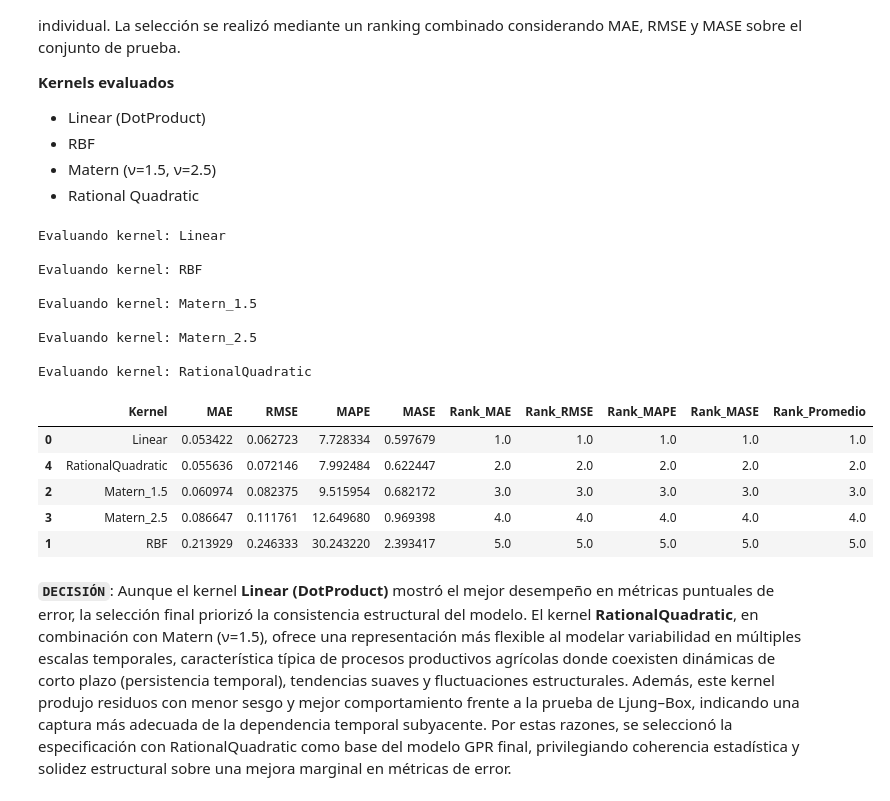
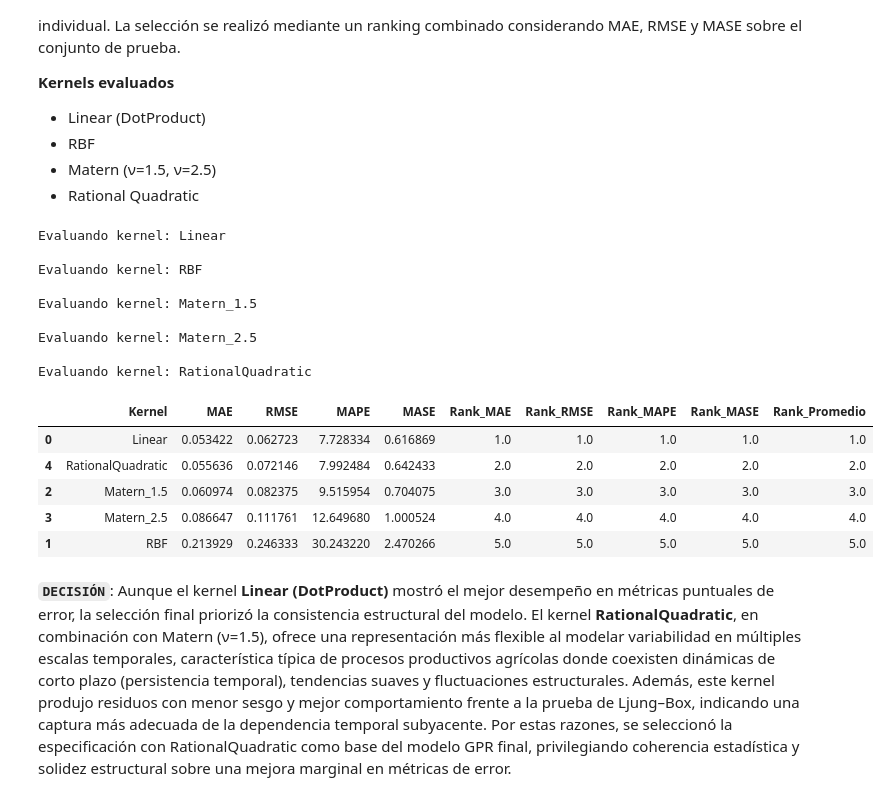
Before and after one commit to juan-pablo-lopez/tc5035-ene26-equipo29, a Jupyter notebook: Avance4.Equipo29.ipynb, the cells around one changed output. Saved outputs shown, nothing was run; the diff lists cells and outputs as text; code cells hidden in the pictures.

```diff
--- a/Avance4.Equipo29.ipynb
+++ b/Avance4.Equipo29.ipynb
@@ -1130,8 +1159,7 @@ for nombre, kernel in kernels.items():
     mape = np.mean(np.abs((y_test - y_pred) / y_test)) * 100
 
     # MASE respecto a naive ya calculado
-    naive_mae = mean_absolute_error(y_test, y_naive)
-    mase = mae / naive_mae if naive_mae != 0 else np.inf
+    mase = mae / mase_denom if mase_denom != 0 else np.inf
 
     resultados_kernels.append({
         "Kernel": nombre,
@@ -1141,38 +1169,38 @@ for nombre, kernel in kernels.items():
         "MASE": mase
     })
 
 # Crear DataFrame comparativo
 df_kernels = pd.DataFrame(resultados_kernels)
 
 # Ranking combinado
 df_kernels["Rank_MAE"] = df_kernels["MAE"].rank()
 df_kernels["Rank_RMSE"] = df_kernels["RMSE"].rank()
 df_kernels["Rank_MAPE"] = df_kernels["MAPE"].rank()
 df_kernels["Rank_MASE"] = df_kernels["MASE"].rank()
 
 df_kernels["Rank_Promedio"] = df_kernels[
     ["Rank_MAE", "Rank_RMSE", "Rank_MAPE", "Rank_MASE"]
 ].mean(axis=1)
 
 df_kernels = df_kernels.sort_values("Rank_Promedio")
 
 df_kernels
 # %% [output]
 Evaluando kernel: Linear
 
 Evaluando kernel: RBF
 
 Evaluando kernel: Matern_1.5
 
 Evaluando kernel: Matern_2.5
 
 Evaluando kernel: RationalQuadratic
 |  | Kernel | MAE | RMSE | MAPE | MASE | Rank_MAE | Rank_RMSE | Rank_MAPE | Rank_MASE | Rank_Promedio |
-| 0 | Linear | 0.053422 | 0.062723 | 7.728334 | 0.597679 | 1.0 | 1.0 | 1.0 | 1.0 | 1.0 |
-| 4 | RationalQuadratic | 0.055636 | 0.072146 | 7.992484 | 0.622447 | 2.0 | 2.0 | 2.0 | 2.0 | 2.0 |
-| 2 | Matern_1.5 | 0.060974 | 0.082375 | 9.515954 | 0.682172 | 3.0 | 3.0 | 3.0 | 3.0 | 3.0 |
-| 3 | Matern_2.5 | 0.086647 | 0.111761 | 12.649680 | 0.969398 | 4.0 | 4.0 | 4.0 | 4.0 | 4.0 |
-| 1 | RBF | 0.213929 | 0.246333 | 30.243220 | 2.393417 | 5.0 | 5.0 | 5.0 | 5.0 | 5.0 |
+| 0 | Linear | 0.053422 | 0.062723 | 7.728334 | 0.616869 | 1.0 | 1.0 | 1.0 | 1.0 | 1.0 |
+| 4 | RationalQuadratic | 0.055636 | 0.072146 | 7.992484 | 0.642433 | 2.0 | 2.0 | 2.0 | 2.0 | 2.0 |
+| 2 | Matern_1.5 | 0.060974 | 0.082375 | 9.515954 | 0.704075 | 3.0 | 3.0 | 3.0 | 3.0 | 3.0 |
+| 3 | Matern_2.5 | 0.086647 | 0.111761 | 12.649680 | 1.000524 | 4.0 | 4.0 | 4.0 | 4.0 | 4.0 |
+| 1 | RBF | 0.213929 | 0.246333 | 30.243220 | 2.470266 | 5.0 | 5.0 | 5.0 | 5.0 | 5.0 |
 # %% [markdown]
 **`DECISIÓN`**: Aunque el kernel **Linear (DotProduct)** mostró el mejor desempeño en métricas puntuales de error, la selección final priorizó la consistencia estructural del modelo. El kernel **RationalQuadratic**, en combinación con Matern (ν=1.5), ofrece una representación más flexible al modelar variabilidad en múltiples escalas temporales, característica típica de procesos productivos agrícolas donde coexisten dinámicas de corto plazo (persistencia temporal), tendencias suaves y fluctuaciones estructurales. Además, este kernel produjo residuos con menor sesgo y mejor comportamiento frente a la prueba de Ljung–Box, indicando una captura más adecuada de la dependencia temporal subyacente. Por estas razones, se seleccionó la especificación con RationalQuadratic como base del modelo GPR final, privilegiando coherencia estadística y solidez estructural sobre una mejora marginal en métricas de error.
 # %% [markdown]
```
Also changed, not shown: parts of 29 cells of this notebook, 1 other file.
